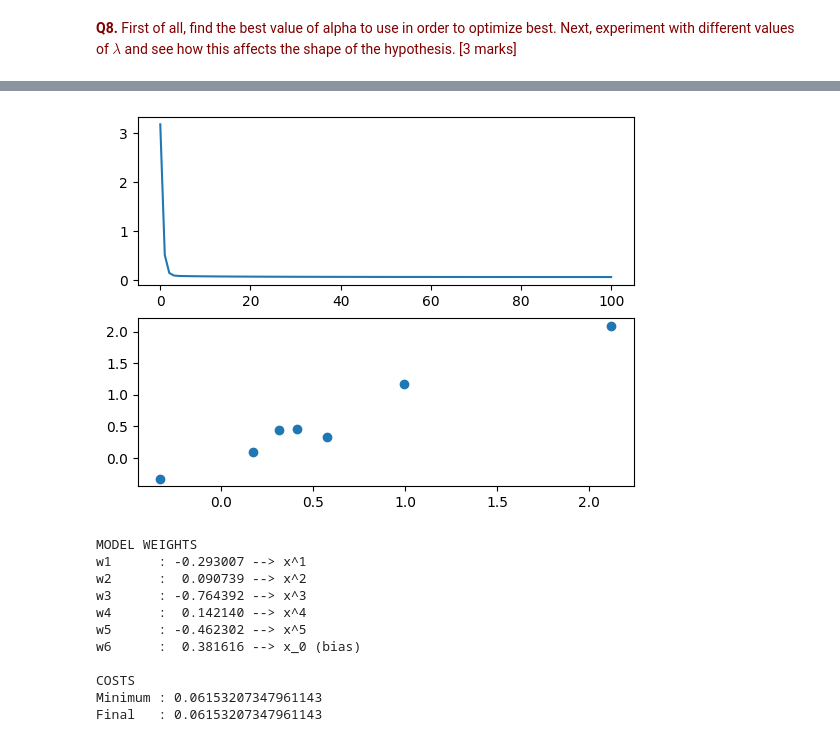
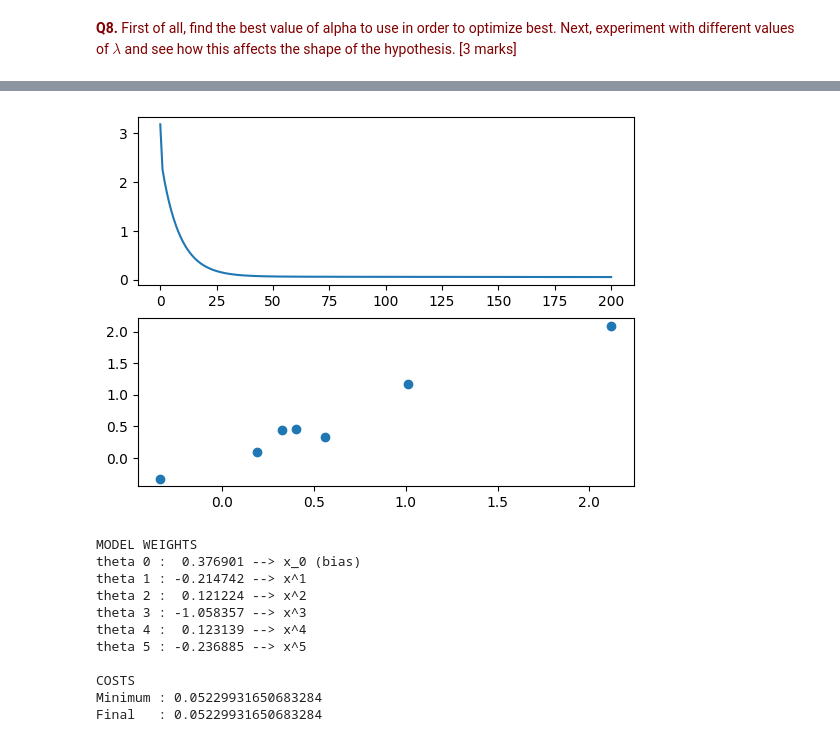
Before and after one commit to pranigopu/machineLearning, a Jupyter notebook: lab3/lab3--ASSIGNMENT--regression.ipynb, the cells around one changed output, grey strips where cells are left out. Saved outputs shown, nothing was run; the diff lists cells and outputs as text; code cells hidden in the pictures.

```diff
--- a/lab3/lab3--ASSIGNMENT--regression.ipynb
+++ b/lab3/lab3--ASSIGNMENT--regression.ipynb
@@ -609,19 +731,15 @@ Cost when alpha=1: 0.06057465076446533
 # %%
-# Finding the lambda (lam) which leads to minimum cost
-# (we are fixing alpha as previously obtained)
+# Generating data for different lambda values
 """
 NOTE:
 lambda must be positive, since it is the factor of the extra cost added to
 the cost function that penalizes high weight magnitudes that tend to overfit
 the model.
 """
-alpha, lam, minCost, minLam = 1, 1, float("inf"), 0
-for i in range(1000):
-  if lam < 0: break
-  cost = gradient_descent_loop(x, y, alpha, lam, 50)
-  if cost < minCost:
-    minCost, minLam = cost, lam
-  lam -= 0.001
-
-# Displaying obtained minimum cost & the corresponding lambda
-print(f"Cost when lambda={minLam}: {minCost}")
+lamList, predictionList = [4, 2, 1, 0.5, 0.25, 0], []
+for lam in lamList:
+  # Training the model with the given lambda value
+  model = gradient_descent_loop(x, y, 1.42, lam, 50, True)
+  # Getting & saving predictions
+  prediction = model.forward(x)
+  predictionList.append([p.item() for p in prediction])
@@ -629,0 +748,14 @@ Cost when lambda=0.0009999999999991188: 0.06396676678559743
+# %%
+# Function to plot a given set of predictions against true values
+def plot_hypothesis(prediction, title):
+  plt.figure(figsize=(3, 3))
+  # Scatter plot to see the original data
+  plt.scatter(x[:, 1], y, c='red', marker='x', label='Ground truth')
+  # NOTE: x[:, 0] gives the 1st column, which consists of the original x values
+  plt.plot(x[:, 1], prediction, c='blue', marker='o', label='Prediction')
+  plt.title(title), plt.xlabel('x'), plt.ylabel('y=f(x)')
+# %%
+# Creating a plot per lambda value
+for i in range(len(lamList)):
+  # Using the `plot_costs` function defined before
+  plot_hypothesis(predictionList[i], f"lambda={lamList[i]}")
@@ -637,48 +782,48 @@ prediction = model.forward(x)
 # (starting with the initial cost to begin comparing with)
 costList = [mean_squared_error(prediction, y, lam, model.weight)]
 # Choosing the learning rate & lambda:
-alpha = 1 # Obtained earlier
-lam = 0.001 # Obtained earlier
+alpha = 1.42 # Obtained earlier
+lam = 0 # Default
 #====================================
 # THE GRADIENT DESCENT LOOP
 # We will run this loop either until 100 iterations
-for i in range(100):
+for i in range(200):
   # Doing a gradient descent & getting updated model's predictions:
   gradient_descent_step(model, x, y, prediction, alpha, lam)
   prediction = model.forward(x)
   # Getting & appending updated cost:
   cost = mean_squared_error(prediction, y, lam, model.weight)
   costList.append(cost)
 #====================================
 # PLOTTING COSTS OBTAINED IN THE COURSE OF THE GRADIENT DESCENT
 fig, ax = plt.subplots(2)
 ax[0].plot(list(range(i+2)), costList)
 ax[1].scatter(prediction, y)
 plt.show()
 #====================================
 # DISPLAYING WEIGHTS & COSTS
 # Displaying model weights with the associated column names
 weight = [w.item() for w in list(model.weight[0])]
-column = [f"x^{i+1}" for i in range(5)] + ["x_0 (bias)"]
+column = ["x_0 (bias)"] + [f"x^{i+1}" for i in range(5)]
 print("\nMODEL WEIGHTS")
 for i,w in enumerate(weight):
   sign = {True: "-", False: " "}[w < 0] # For enabling neat display of signs
-  print(f"w{i+1}\t: {sign}{abs(w):.6f} --> {column[i]}")
+  print(f"theta {i}\t: {sign}{abs(w):.6f} --> {column[i]}")
 
 # Displaying minimum cost & final cost:
 print("\nCOSTS")
 print(f"Minimum\t: {min(costList)}")
 print(f"Final\t: {costList[-1]}")
 # %% [output]
-[figure, old version]
+[figure, new version]
 MODEL WEIGHTS
-w1      : -0.293007 --> x^1
-w2      :  0.090739 --> x^2
-w3      : -0.764392 --> x^3
-w4      :  0.142140 --> x^4
-w5      : -0.462302 --> x^5
-w6      :  0.381616 --> x_0 (bias)
+theta 0 :  0.376901 --> x_0 (bias)
+theta 1 : -0.214742 --> x^1
+theta 2 :  0.121224 --> x^2
+theta 3 : -1.058357 --> x^3
+theta 4 :  0.123139 --> x^4
+theta 5 : -0.236885 --> x^5
 
 COSTS
-Minimum : 0.06153207347961143
-Final   : 0.06153207347961143
+Minimum : 0.05229931650683284
+Final   : 0.05229931650683284
```
Also changed, not shown: parts of 52 cells of this notebook.
